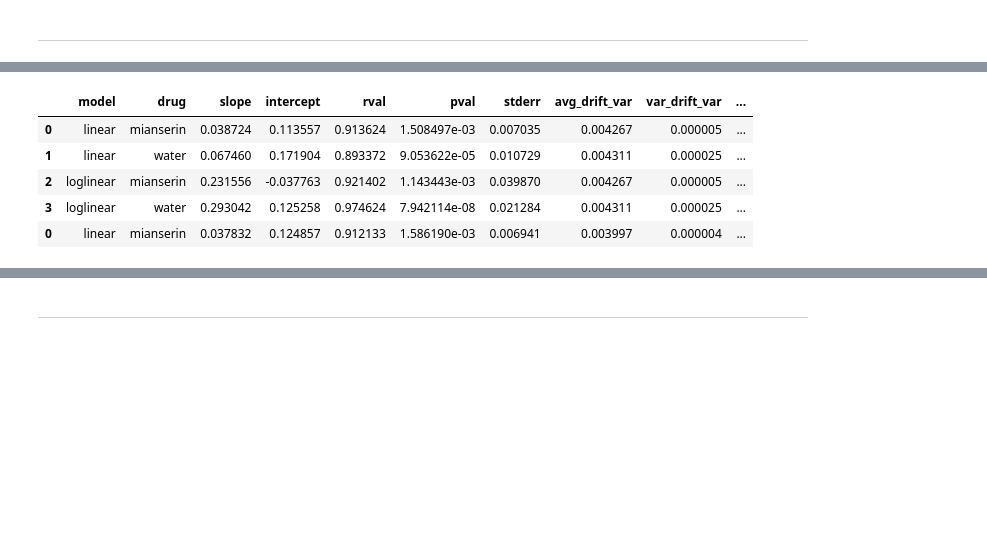
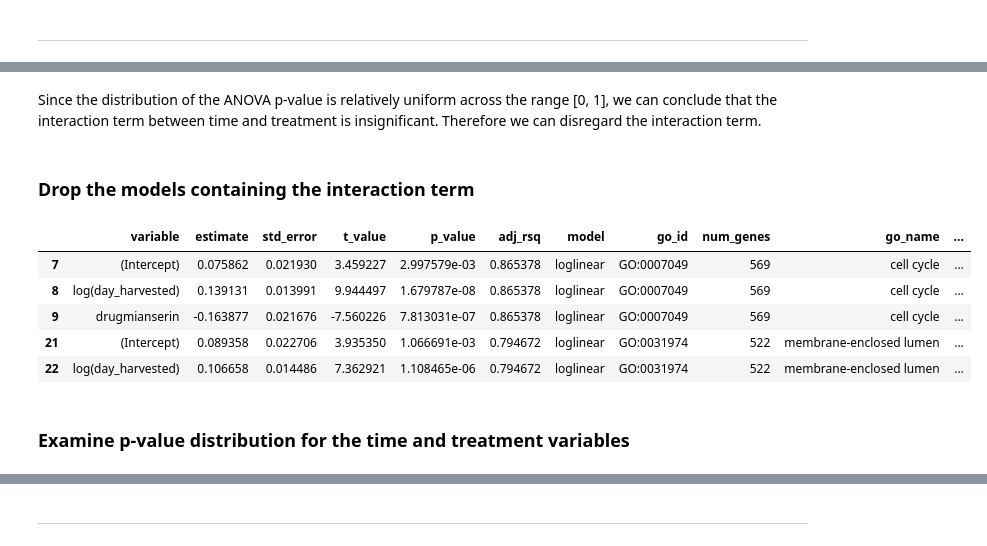
Before and after one commit to veleritas/ageing, a Jupyter notebook: analysis/PMID26623667/GO_drift.ipynb, the cells around one changed output, grey strips where cells are left out. Saved outputs shown, nothing was run; the diff lists cells and outputs as text; code cells hidden in the pictures; blank space fills up the shorter version.

```diff
--- a/analysis/PMID26623667/GO_drift.ipynb
+++ b/analysis/PMID26623667/GO_drift.ipynb
@@ -284,0 +303,13 @@ def model(go_id):
+# %%
+def model(go_id):
+    """Model results for a single go term."""
+
+    gene_set = annots[go_id]
+    drift = calc_drift(data.query("wormbase_id in @gene_set"))
+
+    res = []
+    for model_type in ["linear", "loglinear"]:
+        for interaction in [False, True]:
+            res.append(fit_model(drift, model_type, interaction))
+
+    return pd.concat(res).assign(go_id = go_id)
@@ -284,0 +318,8 @@ def model(go_id):
+# %%
+res = [model(go_term) for go_term in tqdm(info["go_id"])]
+
+results = (pd
+    .concat(res)
+    .reset_index(drop = True)
+    .merge(info, how = "left", on = "go_id")
+)
@@ -301 +349,3 @@ model_info = pd.concat(model_info)
+# %%
+logres = results.query("model == 'loglinear'")
 # %%
@@ -318,9 +383,19 @@ model_info.head()
+# %% [markdown]
+Since the distribution of the ANOVA p-value is relatively uniform across the range [0, 1], we can conclude that the interaction term between time and treatment is insignificant. Therefore we can disregard the interaction term.
+# %% [markdown]
+### Drop the models containing the interaction term
+# %%
+logres = (logres
+    .query("~interaction")
+    .drop(["anova_pvalue", "interaction"], axis = 1)
+    .assign(neg_log_pval = lambda df: -np.log(df["p_value"]))
+)
 # %%
-reg_info.head()
+logres.head()
 # %% [output]
-|  | model | drug | slope | intercept | rval | pval | stderr | avg_drift_var | var_drift_var | ... |
-| 0 | linear | mianserin | 0.038724 | 0.113557 | 0.913624 | 1.508497e-03 | 0.007035 | 0.004267 | 0.000005 | ... |
-| 1 | linear | water | 0.067460 | 0.171904 | 0.893372 | 9.053622e-05 | 0.010729 | 0.004311 | 0.000025 | ... |
-| 2 | loglinear | mianserin | 0.231556 | -0.037763 | 0.921402 | 1.143443e-03 | 0.039870 | 0.004267 | 0.000005 | ... |
-| 3 | loglinear | water | 0.293042 | 0.125258 | 0.974624 | 7.942114e-08 | 0.021284 | 0.004311 | 0.000025 | ... |
-| 0 | linear | mianserin | 0.037832 | 0.124857 | 0.912133 | 1.586190e-03 | 0.006941 | 0.003997 | 0.000004 | ... |
+|  | variable | estimate | std_error | t_value | p_value | adj_rsq | model | go_id | num_genes | go_name | ... |
+| 7 | (Intercept) | 0.075862 | 0.021930 | 3.459227 | 2.997579e-03 | 0.865378 | loglinear | GO:0007049 | 569 | cell cycle | ... |
+| 8 | log(day_harvested) | 0.139131 | 0.013991 | 9.944497 | 1.679787e-08 | 0.865378 | loglinear | GO:0007049 | 569 | cell cycle | ... |
+| 9 | drugmianserin | -0.163877 | 0.021676 | -7.560226 | 7.813031e-07 | 0.865378 | loglinear | GO:0007049 | 569 | cell cycle | ... |
+| 21 | (Intercept) | 0.089358 | 0.022706 | 3.935350 | 1.066691e-03 | 0.794672 | loglinear | GO:0031974 | 522 | membrane-enclosed lumen | ... |
+| 22 | log(day_harvested) | 0.106658 | 0.014486 | 7.362921 | 1.108465e-06 | 0.794672 | loglinear | GO:0031974 | 522 | membrane-enclosed lumen | ... |
@@ -330,0 +402,2 @@ reg_info.to_csv("reg_info.tsv", sep = '\t', index = False)
+# %% [markdown]
+### Examine p-value distribution for the time and treatment variables
```
Also changed, not shown: parts of 155 cells of this notebook, 4 other files.
